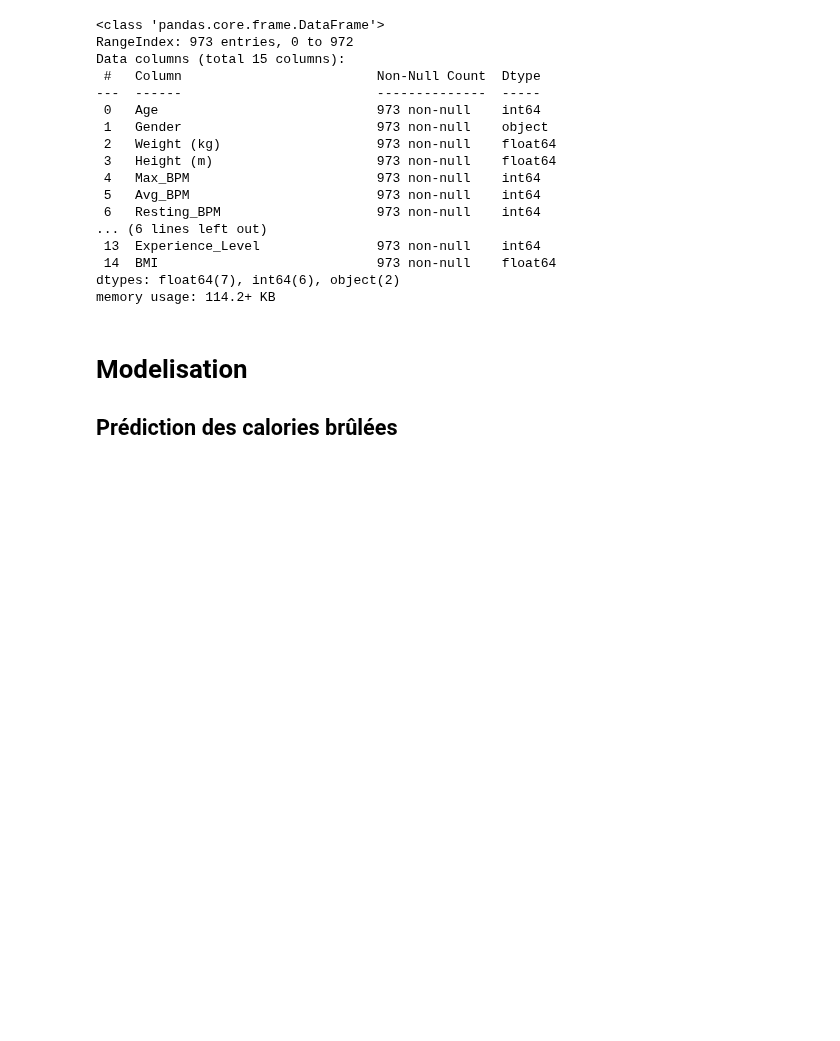
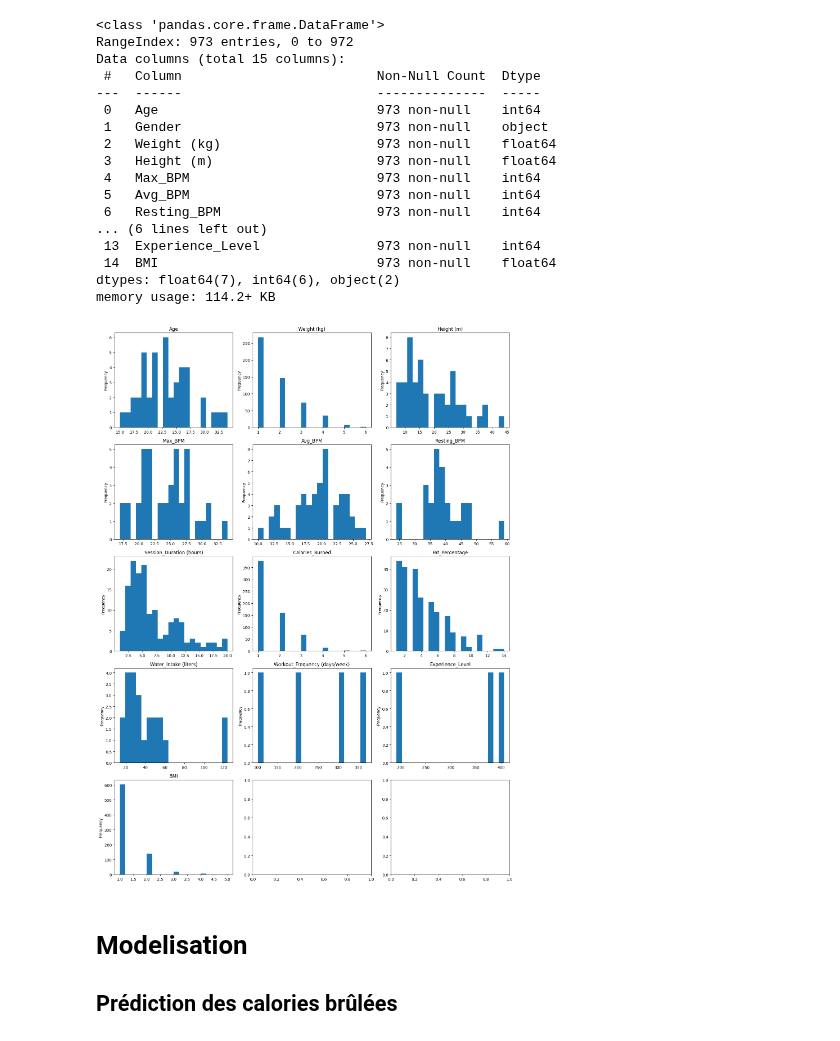
Before and after one commit to Dorianhgn/ProjetML4A, a Jupyter notebook: notebook_python.ipynb, the cells around one changed output. Saved outputs shown, nothing was run; the diff lists cells and outputs as text; code cells hidden in the pictures; blank space fills up the shorter version.

Commit message:
modif graph python

```diff
--- a/notebook_python.ipynb
+++ b/notebook_python.ipynb
@@ -38,6 +38,33 @@ Data columns (total 15 columns):
  14  BMI                            973 non-null    float64
 dtypes: float64(7), int64(6), object(2)
 memory usage: 114.2+ KB
+# %%
+gym_cat = gym.select_dtypes(include='object')
+gym_num = gym.select_dtypes(exclude='object')
+# %%
+# Create a 5x3 grid of subplots
+fig, axes = plt.subplots(5, 3, figsize=(15, 20))
+axes = axes.flatten()
+
+columns = [
+    'Age', 'Weight (kg)', 'Height (m)', 'Max_BPM', 'Avg_BPM', 'Resting_BPM',
+    'Session_Duration (hours)', 'Calories_Burned', 'Fat_Percentage', 'Water_Intake (liters)',
+    'Workout_Frequency (days/week)', 'Experience_Level', 'BMI'
+]
+
+
+# Plot each column in a separate subplot
+for i, col in enumerate(columns):
+    gym_num[col].value_counts().plot(kind='hist', ax=axes[i], bins=20)
+    axes[i].set_title(col)
+
+# plt.hist(gym_num['Age'].value_counts())
+
+# Adjust layout
+plt.tight_layout()
+plt.show()
+# %% [output]
+[figure, added]
 # %% [markdown]
 # Modelisation
 ## Prédiction des calories brûlées
```
Also changed, not shown: parts of 1 cell of this notebook.
